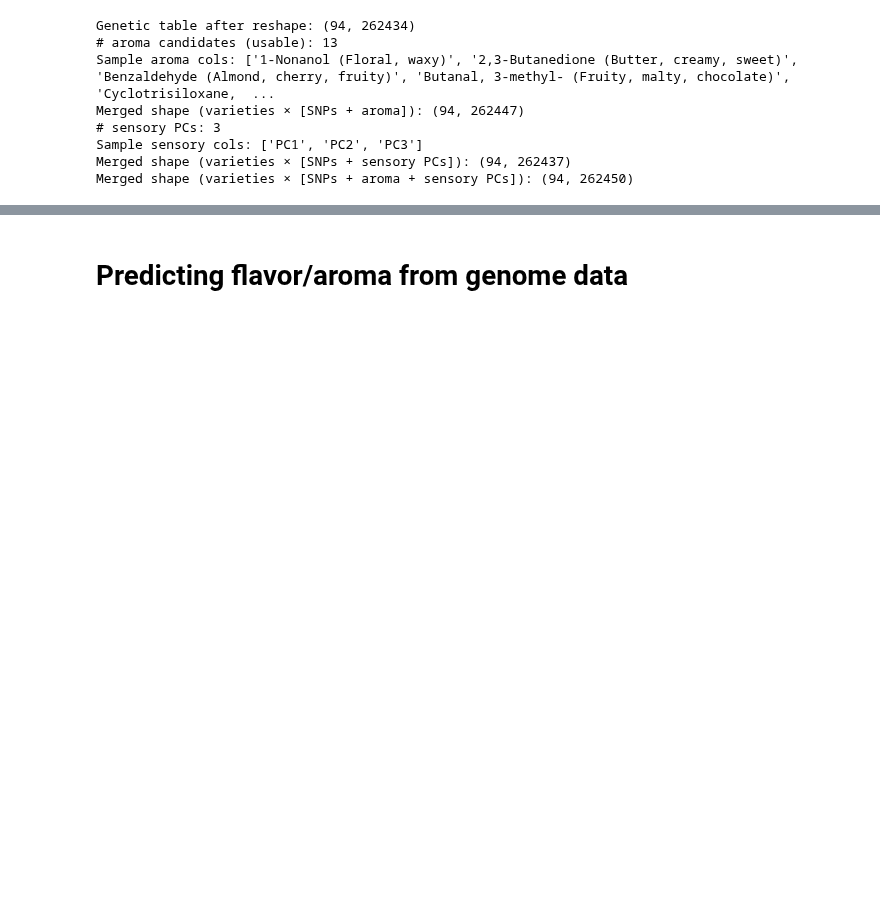
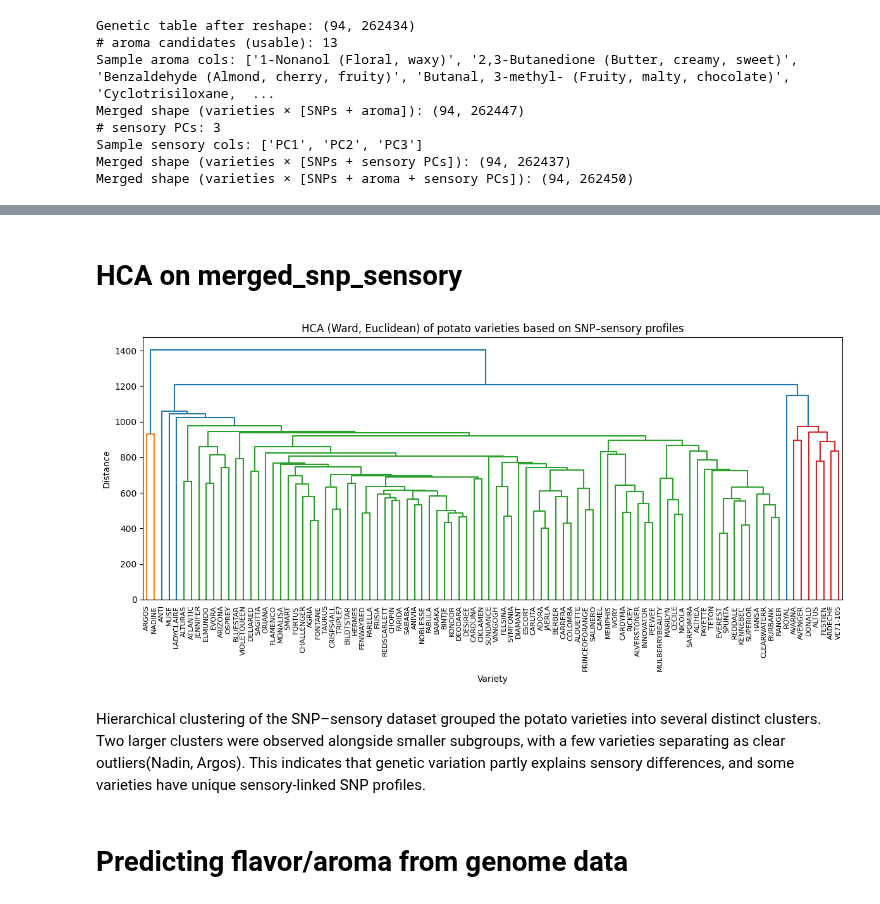
Before and after one commit to Fatemeh1362/internship, a Jupyter notebook: gene_model_biorep1.ipynb, the cells around one changed output, grey strips where cells are left out. Cells and saved outputs as stored; diff of their text form; code cells hidden in the pictures; blank space fills up the shorter version.

```diff
--- a/gene_model_biorep1.ipynb
+++ b/gene_model_biorep1.ipynb
@@ -297,0 +369,32 @@ Merged shape (varieties × [SNPs + aroma + sensory PCs]): (94, 262450)
+# %% [markdown]
+# HCA on merged_snp_sensory
+# %%
+
+# Drop non-numeric and missing columns
+X = merged_snp_sensory.select_dtypes(include=[np.number]).dropna(axis=1, how="any")
+
+# Drop rows with NaN after selection
+X = X.dropna(axis=0, how="any")
+
+# Standardize
+Xz = (X - X.mean()) / X.std(ddof=0)
+
+# Replace any inf/-inf created during scaling with NaN, then drop
+Xz = Xz.replace([np.inf, -np.inf], np.nan).dropna(axis=1, how="any")
+
+# Compute distance + linkage
+D = pdist(Xz, metric="euclidean")
+Z = linkage(D, method="ward")
+
+# Plot dendrogram
+plt.figure(figsize=(12, 6))
+dendrogram(Z, labels=Xz.index, leaf_rotation=90, leaf_font_size=8, color_threshold=0.7*max(Z[:,2]))
+plt.title("HCA (Ward, Euclidean) of potato varieties based on SNP–sensory profiles")
+plt.xlabel("Variety")
+plt.ylabel("Distance")
+plt.tight_layout()
+plt.show()
+# %% [output]
+[figure, added]
+# %% [markdown]
+Hierarchical clustering of the SNP–sensory dataset grouped the potato varieties into several distinct clusters. Two larger clusters were observed alongside smaller subgroups, with a few varieties separating as clear outliers(Nadin, Argos). This indicates that genetic variation partly explains sensory differences, and some varieties have unique sensory-linked SNP profiles.
```
Also changed, not shown: parts of 7 cells of this notebook.
